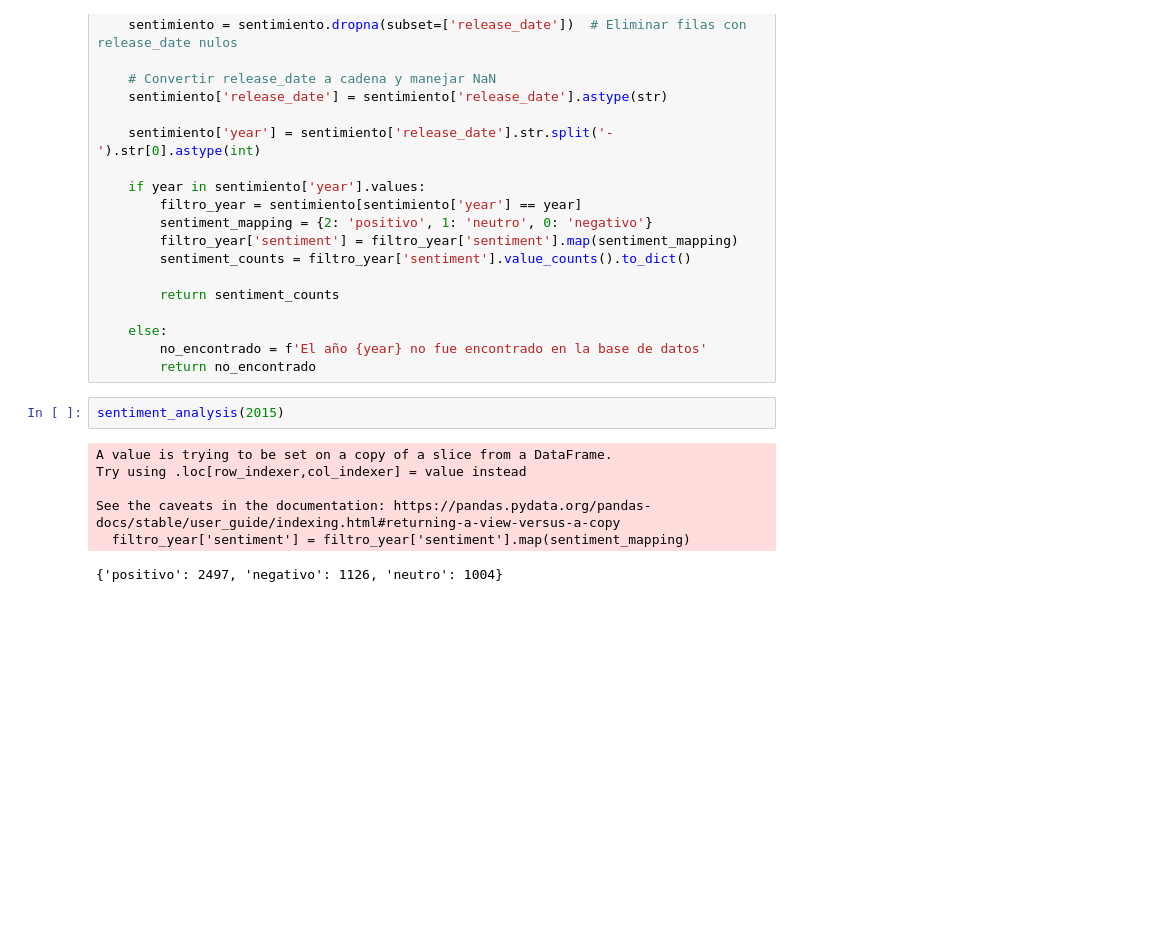
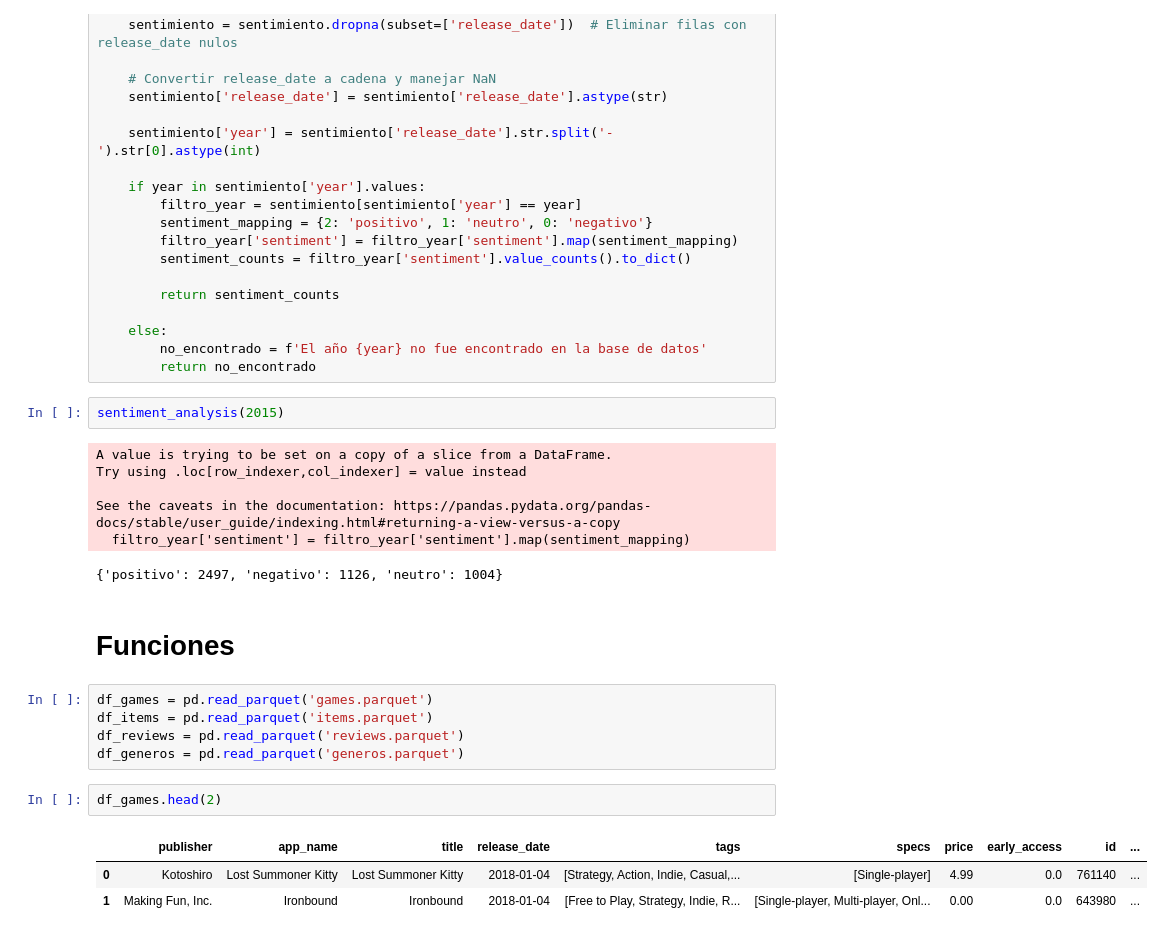
Before and after one commit to vay0/PI01-Individual-MLOPS, a Jupyter notebook: Respuesta lab1.ipynb, the cells around one changed output. Cells and saved outputs as stored; diff of their text form; blank space fills up the shorter version.

```diff
--- a/Respuesta lab1.ipynb
+++ b/Respuesta lab1.ipynb
@@ -669,3 +696,16 @@ Try using .loc[row_indexer,col_indexer] = value instead
 See the caveats in the documentation: https://pandas.pydata.org/pandas-docs/stable/user_guide/indexing.html#returning-a-view-versus-a-copy
   filtro_year['sentiment'] = filtro_year['sentiment'].map(sentiment_mapping)
 {'positivo': 2497, 'negativo': 1126, 'neutro': 1004}
+# %% [markdown]
+# Funciones
+# %%
+df_games = pd.read_parquet('games.parquet')
+df_items = pd.read_parquet('items.parquet')
+df_reviews = pd.read_parquet('reviews.parquet')
+df_generos = pd.read_parquet('generos.parquet')
+# %%
+df_games.head(2)
+# %% [output]
+|  | publisher | app_name | title | release_date | tags | specs | price | early_access | id | ... |
+| 0 | Kotoshiro | Lost Summoner Kitty | Lost Summoner Kitty | 2018-01-04 | [Strategy, Action, Indie, Casual,... | [Single-player] | 4.99 | 0.0 | 761140 | ... |
+| 1 | Making Fun, Inc. | Ironbound | Ironbound | 2018-01-04 | [Free to Play, Strategy, Indie, R... | [Single-player, Multi-player, Onl... | 0.00 | 0.0 | 643980 | ... |
```
Also changed, not shown: parts of 8 cells of this notebook, 4 other files.
